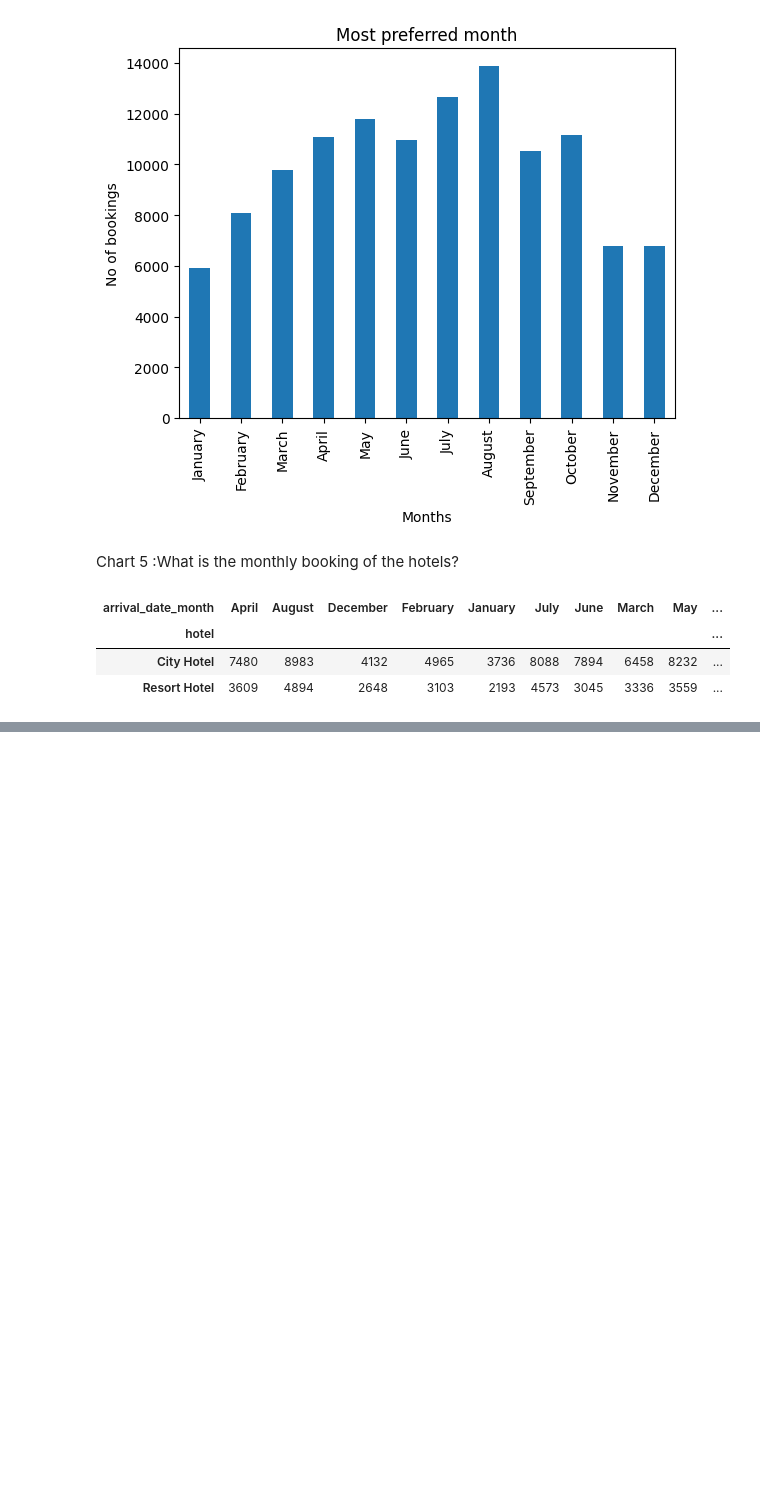
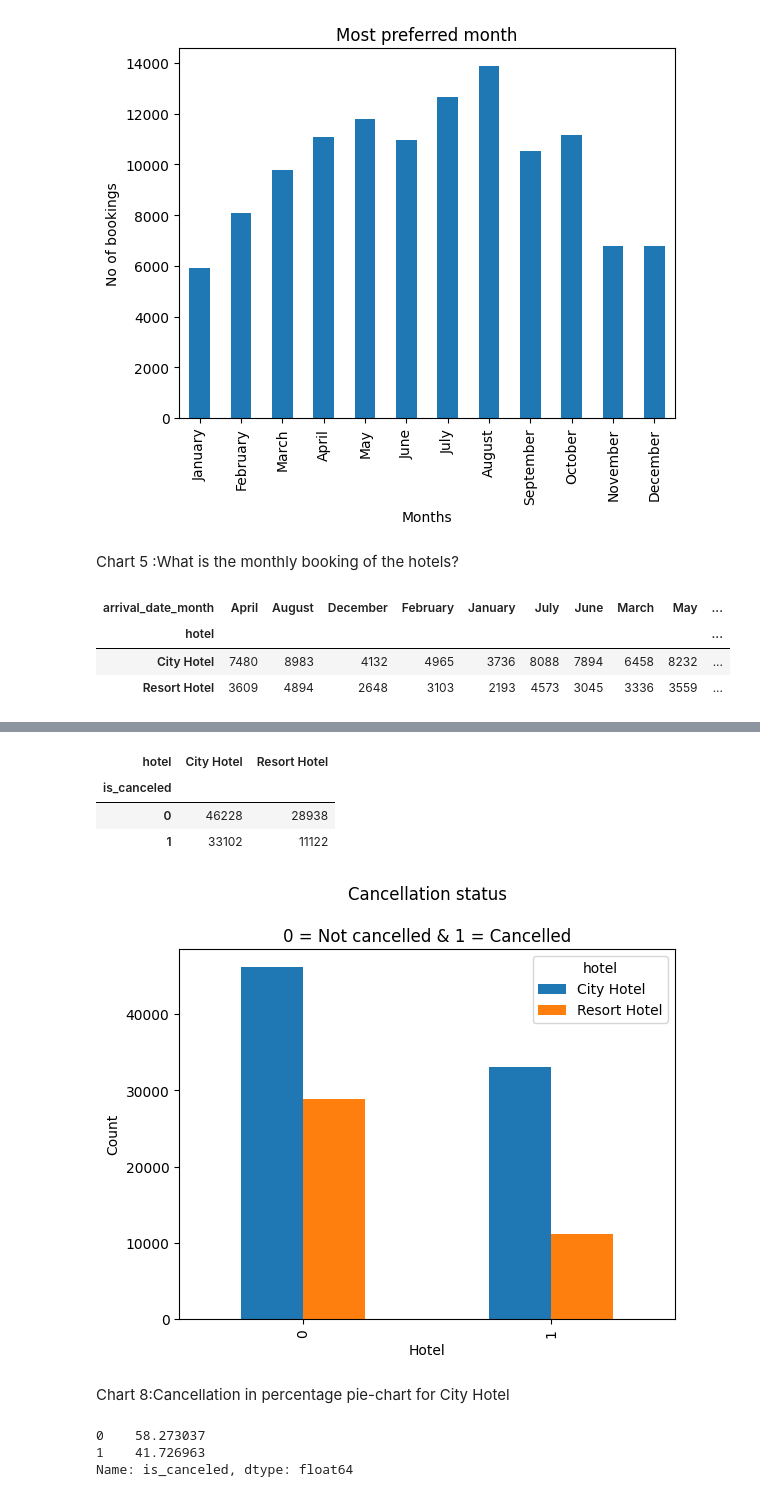
Before and after one commit to ShwetaBawankule/CAPSTONE-EDA-Hotel-Booking-Analysis, a Jupyter notebook: EDA_Hotel_booking_analysis.ipynb, the cells around one changed output, grey strips where cells are left out. Drawn from its saved outputs; the diff is of its cells as text; code cells hidden in the pictures; blank space fills up the shorter version.

```diff
--- a/EDA_Hotel_booking_analysis.ipynb
+++ b/EDA_Hotel_booking_analysis.ipynb
@@ -351,0 +375,31 @@ plt.show()
+# %%
+# Cancellation data of hotels(0 = Not cancelled & 1 = Cancelled)
+cancellation_data=new_hotel_df.groupby(['is_canceled','hotel'])['is_canceled'].count().unstack()
+cancellation_data
+# %% [output]
+| hotel | City Hotel | Resort Hotel |
+| is_canceled |  |  |
+| 0 | 46228 | 28938 |
+| 1 | 33102 | 11122 |
+# %%
+#Let's visualize the anaylsis on hotel cancellation
+cancellation_data.plot(kind='bar')
+plt.title('''Cancellation status
+
+0 = Not cancelled & 1 = Cancelled''')
+plt.xlabel('Hotel')
+plt.ylabel('Count')
+plt.show()
+# %% [output]
+[figure, added]
+# %% [markdown]
+Chart 8:Cancellation in percentage pie-chart for City Hotel
+# %%
+# Cancellation percentage of 'City Hotel'.
+city_hotel_cancellation = new_hotel_df[new_hotel_df['hotel'] == 'City Hotel']
+cancellation_city_hotel = city_hotel_cancellation['is_canceled'].value_counts(normalize=True)*100
+cancellation_city_hotel
+# %% [output]
+0    58.273037
+1    41.726963
+Name: is_canceled, dtype: float64
```
Also changed, not shown: parts of 24 cells of this notebook.
